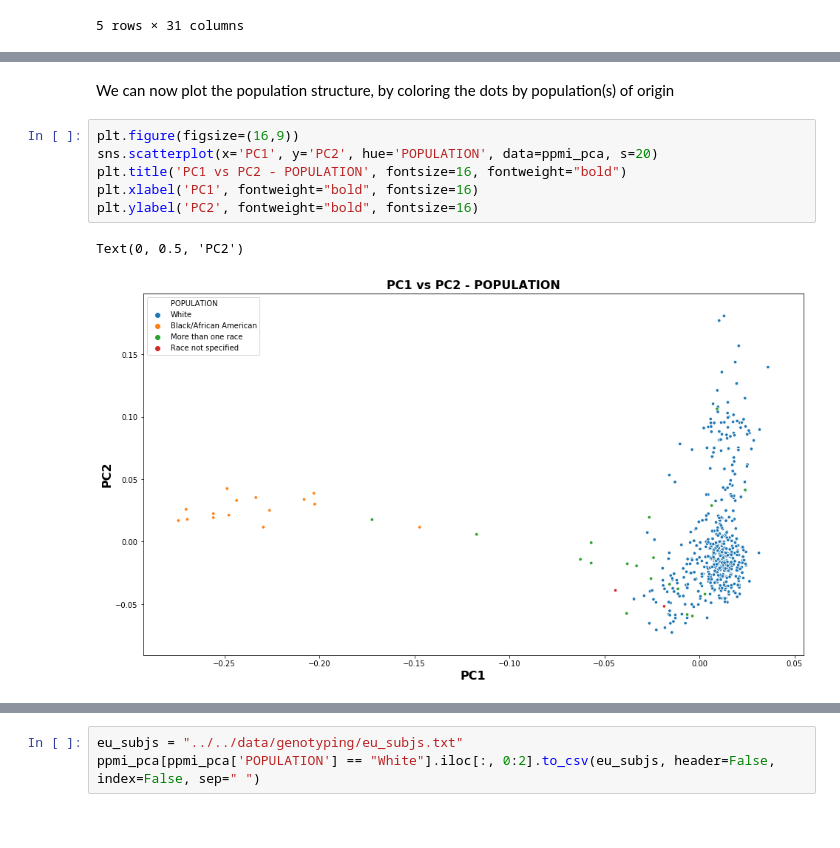
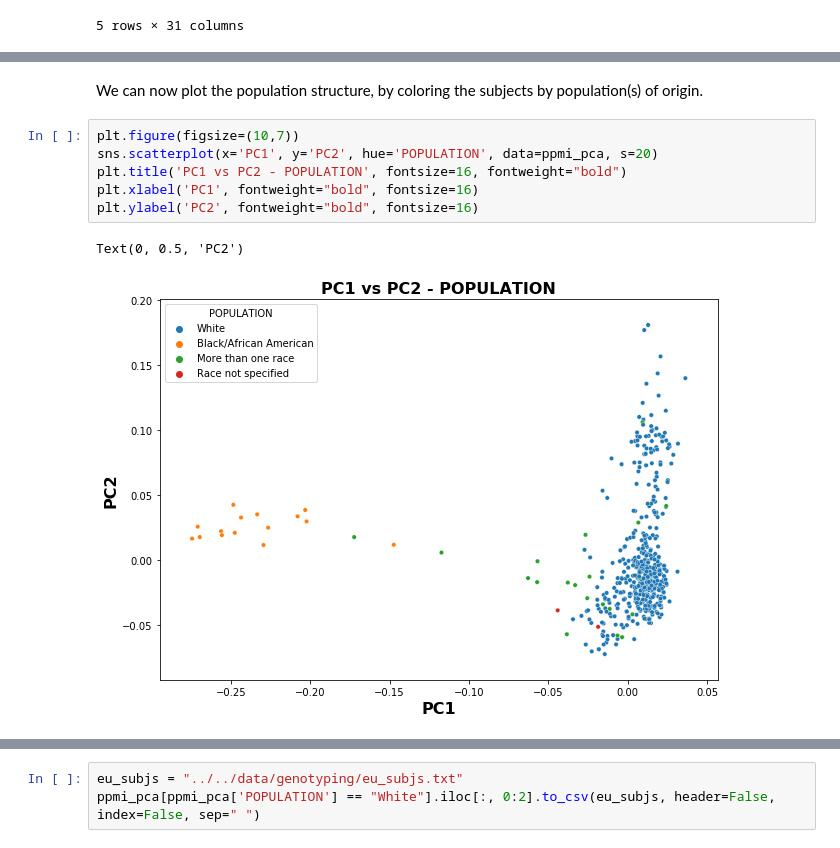
Before and after one commit to InfOmics/MUVIG, a Jupyter notebook: src/1-Preprocessing/2-QC_PCA.ipynb, the cells around one changed output, grey strips where cells are left out. Drawn from its saved outputs; the diff is of its cells as text.

```diff
--- a/src/1-Preprocessing/2-QC_PCA.ipynb
+++ b/src/1-Preprocessing/2-QC_PCA.ipynb
@@ -387,13 +398,13 @@ ppmi_pca.head(n=10)
 10 rows × 53 columns
 # %% [markdown]
-We can now plot the population structure, by coloring the dots by population(s) of origin
+We can now plot the population structure, by coloring the subjects by population(s) of origin.
 # %%
-plt.figure(figsize=(16,9))
+plt.figure(figsize=(10,7))
 sns.scatterplot(x='PC1', y='PC2', hue='POPULATION', data=ppmi_pca, s=20)
 plt.title('PC1 vs PC2 - POPULATION', fontsize=16, fontweight="bold")
 plt.xlabel('PC1', fontweight="bold", fontsize=16)
 plt.ylabel('PC2', fontweight="bold", fontsize=16)
 # %% [output]
 Text(0, 0.5, 'PC2')
-[figure, old version]
+[figure, new version]
 # %%
```
Also changed, not shown: parts of 49 cells of this notebook, 4 other files.
